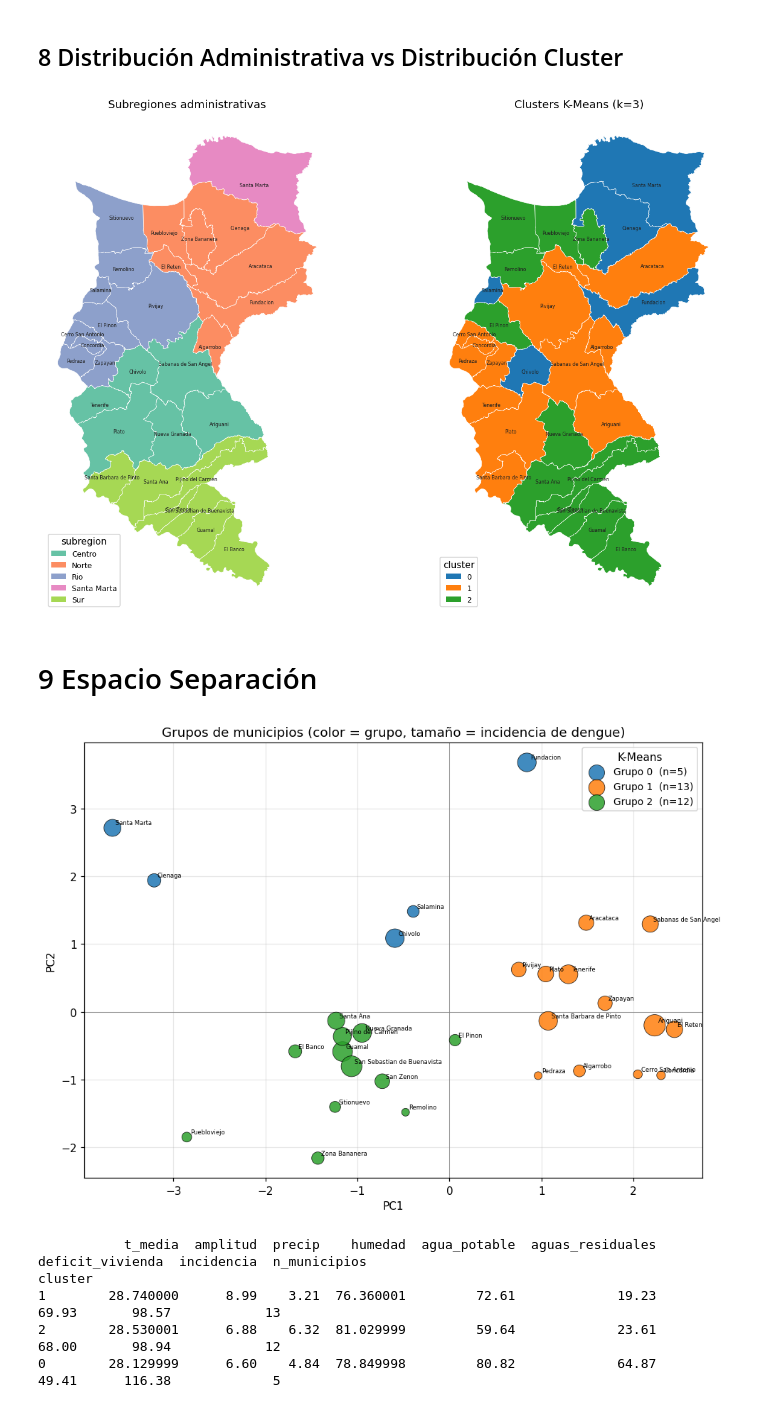
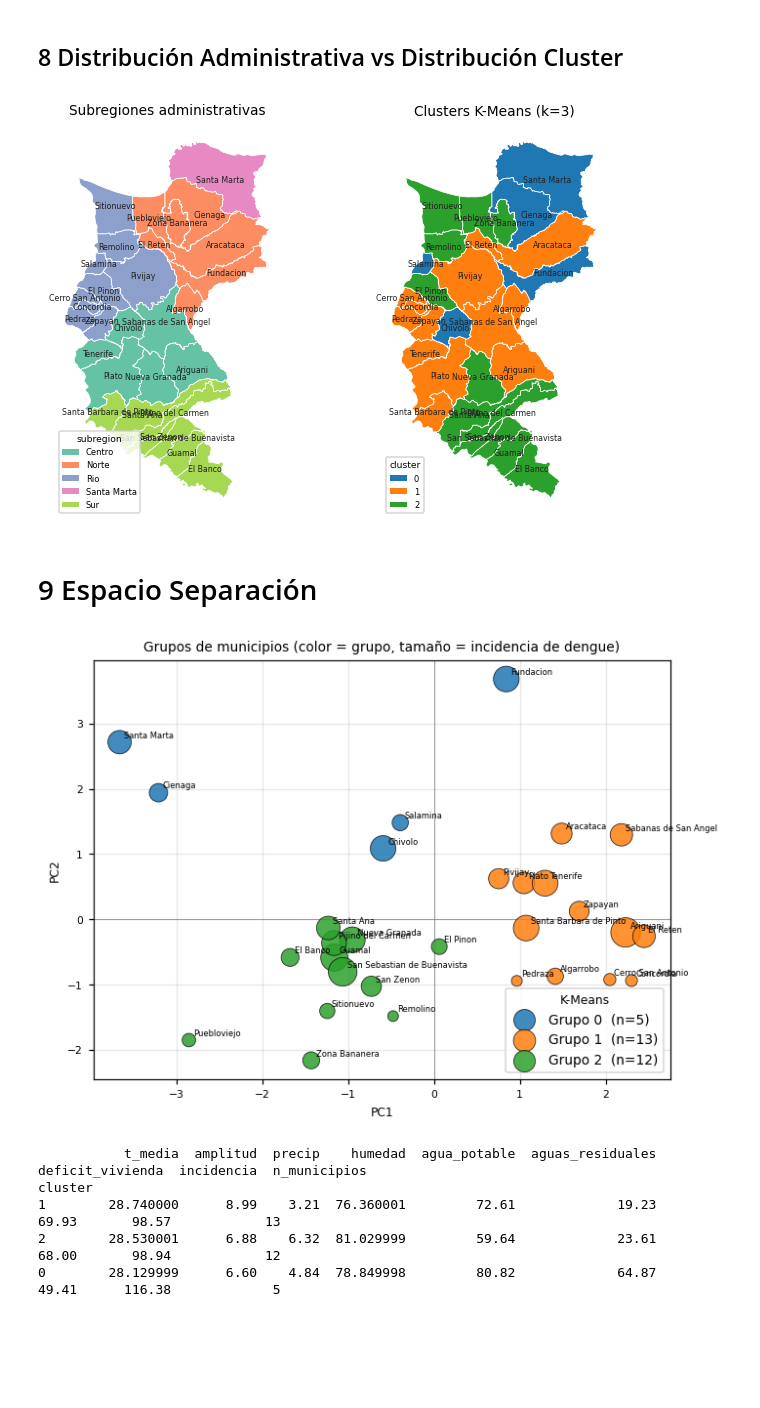
Before and after one commit to Edmh1/dengue-surveillance-magdalena, a Jupyter notebook: notebooks/04_dengue_clustering.ipynb, the cells around one changed output. Drawn from its saved outputs; the diff is of its cells as text; code cells hidden in the pictures; blank space fills up the shorter version.

```diff
--- a/notebooks/04_dengue_clustering.ipynb
+++ b/notebooks/04_dengue_clustering.ipynb
@@ -337,7 +351,7 @@ plt.tight_layout(); plt.show()
 # %%
 corr = perfil[feats].corr("spearman")
 
-fig, ax = plt.subplots(figsize=(8, 8))
+fig, ax = plt.subplots(figsize=(6.5, 6.5))
 im = ax.imshow(corr, cmap="RdBu_r", vmin=-1, vmax=1)
 ax.set_xticks(range(len(feats))); ax.set_xticklabels(feats, rotation=45, ha="right")
 ax.set_yticks(range(len(feats))); ax.set_yticklabels(feats)
@@ -346,5 +360,7 @@ for i in range(len(feats)):
         ax.text(j, i, f"{corr.iloc[i, j]:.2f}", ha="center", va="center", fontsize=9)
 fig.colorbar(im, fraction=0.046, pad=0.04)
 ax.set_title("Correlacion de descriptores climáticos y sociodemográficos")
-plt.tight_layout(); plt.show()
+plt.tight_layout()
+fig.savefig(DIR_FIGURAS / "correlacion_descriptores.png", dpi=300, bbox_inches="tight")
+plt.show()
 # %% [output]
@@ -490,7 +506,7 @@ Incidencia de dengue (suplementaria) vs componentes [Spearman]:
 # %%
 
 
-fig, axes = plt.subplots(1, 2, figsize=(11, 4.6))
+fig, axes = plt.subplots(1, 2, figsize=(6.5, 2.72))
 
 # 1) SCREE: cuanta varianza aporta cada componente, con los 3 criterios de retencion
 ax = axes[0]
@@ -545,13 +561,15 @@ for i in range(loadings.shape[0]):
 fig.colorbar(im, ax=ax, fraction=0.046, pad=0.04)
 ax.set_title("Loadings: peso de cada variable por eje")
 
-plt.tight_layout(); plt.show()
+plt.tight_layout()
+fig.savefig(DIR_FIGURAS / "pca_scree_loadings.png", dpi=300, bbox_inches="tight")
+plt.show()
 
 
 pcs = [f"pc{i+1}" for i in range(N_COMP)]
 n = len(pcs)
 
-fig, axes = plt.subplots(n, n, figsize=(3 * n, 3 * n))
+fig, axes = plt.subplots(n, n, figsize=(ANCHO_FIGURA, ANCHO_FIGURA))
 inc = perfil["incidencia"]
 
 for i in range(n):
@@ -576,5 +594,6 @@ fig.suptitle("Todos los pares de componentes (color = incidencia de dengue)",
 plt.tight_layout(rect=[0, 0, 0.93, 1])
 cbar_ax = fig.add_axes((0.94, 0.15, 0.015, 0.7))
 fig.colorbar(sc, cax=cbar_ax, label="incidencia")
+fig.savefig(DIR_FIGURAS / "pca_pares_componentes.png", dpi=300, bbox_inches="tight")
 plt.show()
 # %% [output]
@@ -612,11 +631,13 @@ barrido.round(3)
 | 8 | 21.435 | 0.347 | 0.692 |
 | 9 | 17.268 | 0.362 | 0.609 |
 # %%
-fig, axes = plt.subplots(1, 3, figsize=(13, 3.4))
+fig, axes = plt.subplots(1, 3, figsize=(6.5, 2.4))
 axes[0].plot(barrido.index, barrido["inercia"], "o-"); axes[0].set_title("Codo (inercia)")
 axes[1].plot(barrido.index, barrido["silueta"], "o-", color="#2ca02c"); axes[1].set_title("Silueta (mayor mejor)")
 axes[2].plot(barrido.index, barrido["davies_bouldin"], "o-", color="#d62728"); axes[2].set_title("Davies-Bouldin (menor mejor)")
 for ax in axes:
     ax.set_xlabel("k"); ax.grid(alpha=0.3)
-plt.tight_layout(); plt.show()
+plt.tight_layout()
+fig.savefig(DIR_FIGURAS / "kmeans_barrido_k.png", dpi=300, bbox_inches="tight")
+plt.show()
 # %% [output]
@@ -655,17 +676,17 @@ clu_cmap = dict(zip(clu, plt.cm.tab10.colors))
 mag["c_sub"] = mag["subregion"].map(sub_cmap)
 mag["c_clu"] = mag["cluster"].map(clu_cmap)
 
-fig, axes = plt.subplots(1, 2, figsize=(13, 8))
+fig, axes = plt.subplots(1, 2, figsize=(6.5, 4.0))
 
 mag.plot(ax=axes[0], color=mag["c_sub"], edgecolor="white", linewidth=0.5)
 axes[0].set_title("Subregiones administrativas")
 axes[0].legend(handles=[Patch(facecolor=sub_cmap[s], label=s) for s in subs],
-               loc="lower left", fontsize=8, title="subregion")
+               loc="lower left", fontsize=5.5, title="subregion", title_fontsize=6)
 
 mag.plot(ax=axes[1], color=mag["c_clu"], edgecolor="white", linewidth=0.5)
 axes[1].set_title(f"Clusters K-Means (k={K})")
 axes[1].legend(handles=[Patch(facecolor=clu_cmap[c], label=f"{c}") for c in clu],
-               loc="lower left", fontsize=8, title="cluster")
+               loc="lower left", fontsize=5.5, title="cluster", title_fontsize=6)
 
 # etiquetas de municipio
 for ax in axes:
@@ -674,36 +695,40 @@ for ax in axes:
         ax.annotate(r["nombre_municipio"], (pt.x, pt.y), fontsize=5.2,
                     ha="center", va="center", color="#222")
     ax.set_axis_off()
-plt.tight_layout(); plt.show()
+plt.tight_layout()
+fig.savefig(DIR_FIGURAS / "mapa_subregiones_clusters.png", dpi=300, bbox_inches="tight")
+plt.show()
 # %% [output]
-[figure, old version]
+[figure, new version]
 # %% [markdown]
 # 9 Espacio Separación
 # %%
-fig, ax = plt.subplots(figsize=(9, 6.5))
+fig, ax = plt.subplots(figsize=(6.5, 4.69))
 
 # tamaño del punto proporcional a la incidencia de dengue
 sizes = 40 + (perfil["incidencia"] / perfil["incidencia"].max()) * 350
 
 for c in sorted(perfil["cluster"].unique()):
     sub_c = perfil[perfil["cluster"] == c]
     ax.scatter(sub_c["pc1"], sub_c["pc2"],
                s=sizes[sub_c.index], color=clu_cmap[c],
                edgecolor="k", linewidth=0.5, alpha=0.85,
                label=f"Grupo {c}  (n={len(sub_c)})", zorder=3)
 
 for _, r in perfil.iterrows():
     ax.annotate(r["nombre_municipio"], (r["pc1"], r["pc2"]), fontsize=5.5,
                 xytext=(3, 3), textcoords="offset points")
 
 ax.axhline(0, color="gray", lw=0.5); ax.axvline(0, color="gray", lw=0.5)
 ax.set_xlabel("PC1"); ax.set_ylabel("PC2")
 ax.set_title("Grupos de municipios (color = grupo, tamaño = incidencia de dengue)")
 ax.legend(loc="best", fontsize=9, title="K-Means")
 ax.grid(alpha=0.3)
-plt.tight_layout(); plt.show()
+plt.tight_layout()
+fig.savefig(DIR_FIGURAS / "pca_grupos_municipios.png", dpi=300, bbox_inches="tight")
+plt.show()
 # %% [output]
-[figure, old version]
+[figure, new version]
 # %%
 resumen_vars = [
     "t_media", "amplitud", "precip", "humedad",                # clima
```
Also changed, not shown: parts of 5 cells of this notebook, 18 other files.
